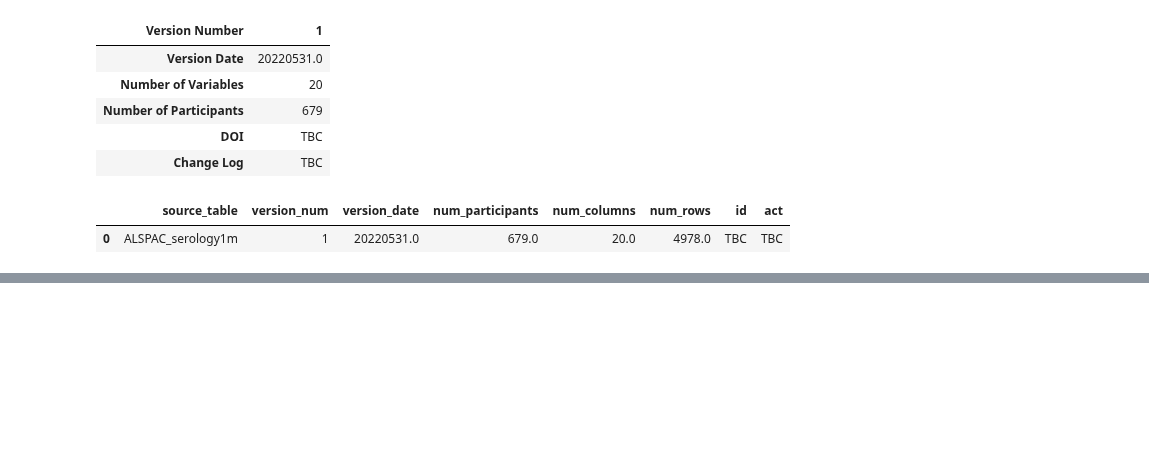
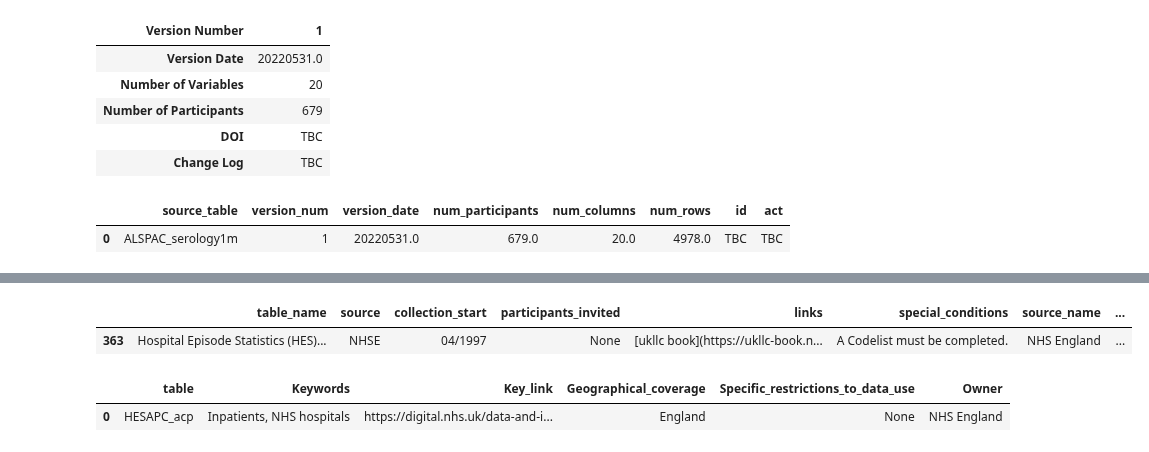
Before and after one commit to UKLLC/Guidebook, a Jupyter notebook: ukllc_book/docs/scripts/scratchpad.ipynb, the cells around one changed output, grey strips where cells are left out. Saved outputs shown, nothing was run; the diff lists cells and outputs as text; code cells hidden in the pictures; blank space fills up the shorter version.

```diff
--- a/ukllc_book/docs/scripts/scratchpad.ipynb
+++ b/ukllc_book/docs/scripts/scratchpad.ipynb
@@ -258,0 +313,13 @@ dsvs2
+# %%
+ds = md.get_md_api_dss()
+df_ds = ds[(ds["source"] == "NHSE") & (ds["table"] == "HESAPC_ACP")]
+# %%
+df_ds
+# %% [output]
+|  | table_name | source | collection_start | participants_invited | links | special_conditions | source_name | ... |
+| 363 | Hospital Episode Statistics (HES)... | NHSE | 04/1997 | None | [ukllc book](https://ukllc-book.n... | A Codelist must be completed. | NHS England | ... |
+# %%
+md.get_nhs_gb_info("HESAPC_ACP")
+# %% [output]
+|  | table | Keywords | Key_link | Geographical_coverage | Specific_restrictions_to_data_use | Owner |
+| 0 | HESAPC_acp | Inpatients, NHS hospitals | https://digital.nhs.uk/data-and-i... | England | None | NHS England |
```
Also changed, not shown: parts of 1 cell of this notebook, 19 other files.
